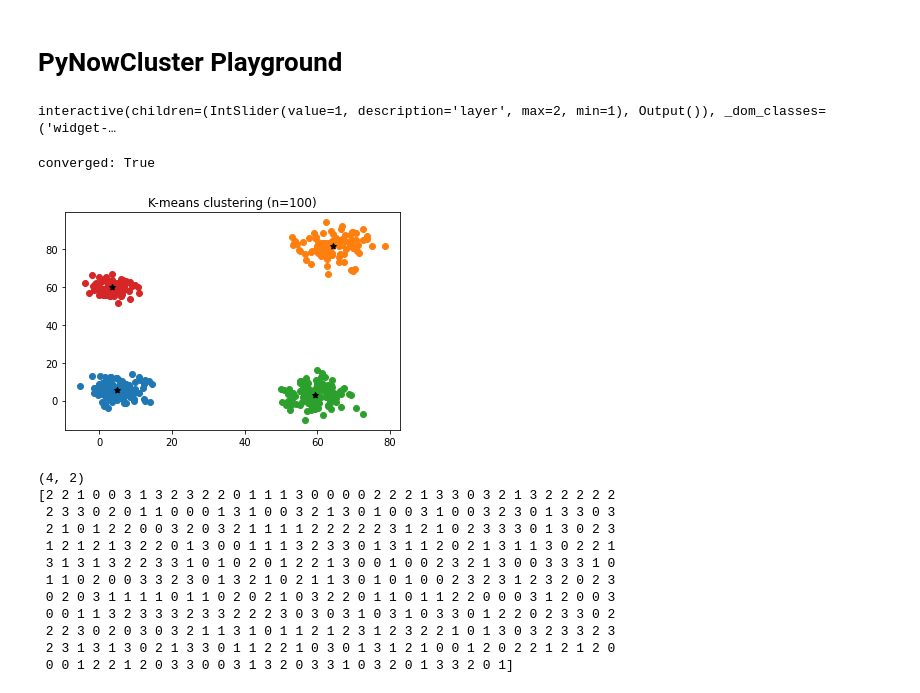
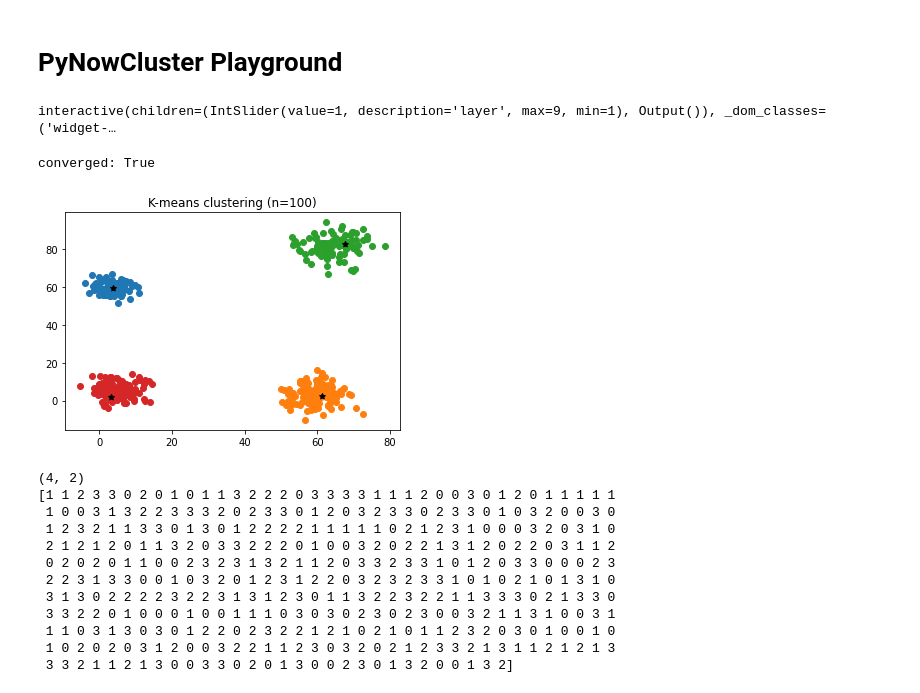
Before and after one commit to RasmusML/nowcluster, a Jupyter notebook: playground.ipynb, the cells around one changed output. Drawn from its saved outputs; the diff is of its cells as text; code cells hidden in the pictures.

```diff
--- a/playground.ipynb
+++ b/playground.ipynb
@@ -9,20 +9,20 @@ from ipywidgets import interactive
 import ipywidgets as widgets
 # %%
 np.random.seed(0)
-n = 15
+n = 700
 x = np.random.normal(0, 10, n)
 y = np.random.normal(0, 5, n)
 
 X = np.stack((x,y), axis=1)
 X = X.astype(np.float32)
 
-fractalKMeans = pynowcluster.clusters.FractalKMeans().process(X, min_cluster_size=10)
+fractalKMeans = pynowcluster.clusters.FractalKMeans().process(X, min_cluster_size=10, objective_function="wcss")
 
 layers = fractalKMeans.get_num_layers()
 
 def f(layer):
     layer_index = layer - 1
-    layer_mask = fractalKMeans._clusters[layer_index,:]
+    layer_mask = fractalKMeans.clusters[layer_index,:]
     clusters = np.max(layer_mask) + 1
 
     centroids = np.empty((clusters, X.shape[1]))
@@ -43,54 +43,54 @@ w = widgets.IntSlider(value=1, min=1, max=layers)
 interactive_plot = interactive(f, layer=w)
 interactive_plot
 # %% [output]
-interactive(children=(IntSlider(value=1, description='layer', max=2, min=1), Output()), _dom_classes=('widget-…
+interactive(children=(IntSlider(value=1, description='layer', max=9, min=1), Output()), _dom_classes=('widget-…
 # %%
 np.random.seed(0)
 
 data_size = 100
 num_iters = 50
 num_clusters = 4
 
 # sample from Gaussians
 data1 = np.random.normal((5,5), (4, 4), (data_size,2))
 data2 = np.random.normal((4,60), (3,3), (data_size, 2))
 data3 = np.random.normal((65, 82), (5, 5), (data_size,2))
 data4 = np.random.normal((60, 4), (5, 5), (data_size,2))
 
 # Combine the data to create the final dataset
 X = np.concatenate((data1,data2, data3, data4), axis = 0)
 X = X.astype(np.float32)
 
 np.random.shuffle(X)
 
-kMeans = pynowcluster.clusters.KMeans().process(X, num_clusters, max_iterations=2)
-print("converged:", kMeans._converged)
+kMeans = pynowcluster.clusters.KMeans().process(X, num_clusters, objective_function="wcs", tolerance=1)
+print("converged:", kMeans.converged)
 
 centroids = np.empty((num_clusters, X.shape[1]))
 
 for i in range(num_clusters):
-    samples = X[kMeans._clusters == i]
+    samples = X[kMeans.clusters == i]
     plt.scatter(samples[:,0], samples[:,1])
 
-plt.scatter(kMeans._centroids[:,0], kMeans._centroids[:,1], marker=(5,1), color="black")
+plt.scatter(kMeans.centroids[:,0], kMeans.centroids[:,1], marker=(5,1), color="black")
 
 
 plt.title(f"K-means clustering (n={data_size})")
 plt.show()
-print(kMeans._centroids.shape)
-print(kMeans._clusters)
+print(kMeans.centroids.shape)
+print(kMeans.clusters)
 # %% [output]
 converged: True
-[figure, old version]
+[figure, new version]
 (4, 2)
-[2 2 1 0 0 3 1 3 2 3 2 2 0 1 1 1 3 0 0 0 0 2 2 2 1 3 3 0 3 2 1 3 2 2 2 2 2
- 2 3 3 0 2 0 1 1 0 0 0 1 3 1 0 0 3 2 1 3 0 1 0 0 3 1 0 0 3 2 3 0 1 3 3 0 3
- 2 1 0 1 2 2 0 0 3 2 0 3 2 1 1 1 1 2 2 2 2 2 3 1 2 1 0 2 3 3 3 0 1 3 0 2 3
- 1 2 1 2 1 3 2 2 0 1 3 0 0 1 1 1 3 2 3 3 0 1 3 1 1 2 0 2 1 3 1 1 3 0 2 2 1
- 3 1 3 1 3 2 2 3 3 1 0 1 0 2 0 1 2 2 1 3 0 0 1 0 0 2 3 2 1 3 0 0 3 3 3 1 0
- 1 1 0 2 0 0 3 3 2 3 0 1 3 2 1 0 2 1 1 3 0 1 0 1 0 0 2 3 2 3 1 2 3 2 0 2 3
- 0 2 0 3 1 1 1 1 0 1 1 0 2 0 2 1 0 3 2 2 0 1 1 0 1 1 2 2 0 0 0 3 1 2 0 0 3
- 0 0 1 1 3 2 3 3 3 2 3 3 2 2 2 3 0 3 0 3 1 0 3 1 0 3 3 0 1 2 2 0 2 3 3 0 2
- 2 2 3 0 2 0 3 0 3 2 1 1 3 1 0 1 1 2 1 2 3 1 2 3 2 2 1 0 1 3 0 3 2 3 3 2 3
- 2 3 1 3 1 3 0 2 1 3 3 0 1 1 2 2 1 0 3 0 1 3 1 2 1 0 0 1 2 0 2 2 1 2 1 2 0
- 0 0 1 2 2 1 2 0 3 3 0 0 3 1 3 2 0 3 3 1 0 3 2 0 1 3 3 2 0 1]
+[1 1 2 3 3 0 2 0 1 0 1 1 3 2 2 2 0 3 3 3 3 1 1 1 2 0 0 3 0 1 2 0 1 1 1 1 1
+ 1 0 0 3 1 3 2 2 3 3 3 2 0 2 3 3 0 1 2 0 3 2 3 3 0 2 3 3 0 1 0 3 2 0 0 3 0
+ 1 2 3 2 1 1 3 3 0 1 3 0 1 2 2 2 2 1 1 1 1 1 0 2 1 2 3 1 0 0 0 3 2 0 3 1 0
+ 2 1 2 1 2 0 1 1 3 2 0 3 3 2 2 2 0 1 0 0 3 2 0 2 2 1 3 1 2 0 2 2 0 3 1 1 2
+ 0 2 0 2 0 1 1 0 0 2 3 2 3 1 3 2 1 1 2 0 3 3 2 3 3 1 0 1 2 0 3 3 0 0 0 2 3
+ 2 2 3 1 3 3 0 0 1 0 3 2 0 1 2 3 1 2 2 0 3 2 3 2 3 3 1 0 1 0 2 1 0 1 3 1 0
+ 3 1 3 0 2 2 2 2 3 2 2 3 1 3 1 2 3 0 1 1 3 2 2 3 2 2 1 1 3 3 3 0 2 1 3 3 0
+ 3 3 2 2 0 1 0 0 0 1 0 0 1 1 1 0 3 0 3 0 2 3 0 2 3 0 0 3 2 1 1 3 1 0 0 3 1
+ 1 1 0 3 1 3 0 3 0 1 2 2 0 2 3 2 2 1 2 1 0 2 1 0 1 1 2 3 2 0 3 0 1 0 0 1 0
+ 1 0 2 0 2 0 3 1 2 0 0 3 2 2 1 1 2 3 0 3 2 0 2 1 2 3 3 2 1 3 1 1 2 1 2 1 3
+ 3 3 2 1 1 2 1 3 0 0 3 3 0 2 0 1 3 0 0 2 3 0 1 3 2 0 0 1 3 2]
```
Also changed, not shown: 35 other files.
